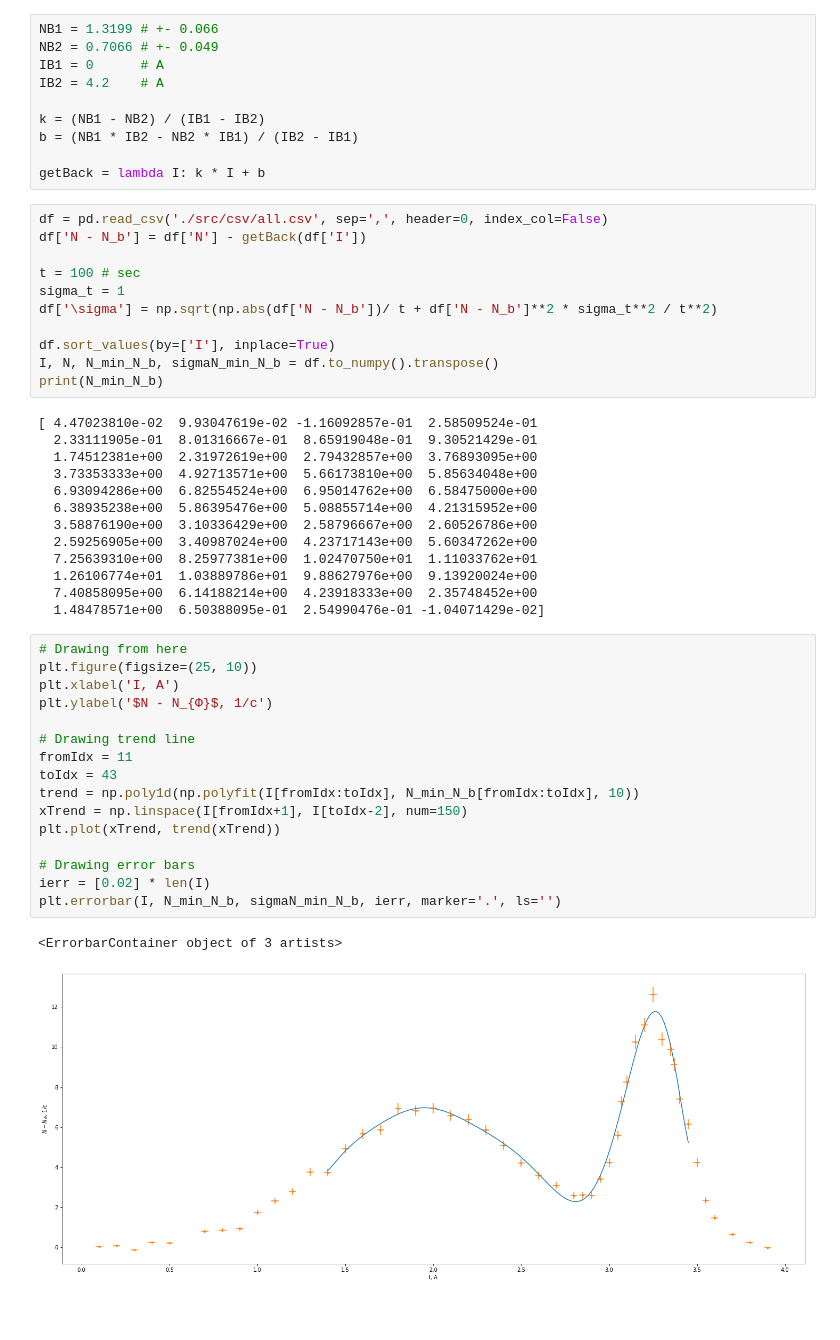
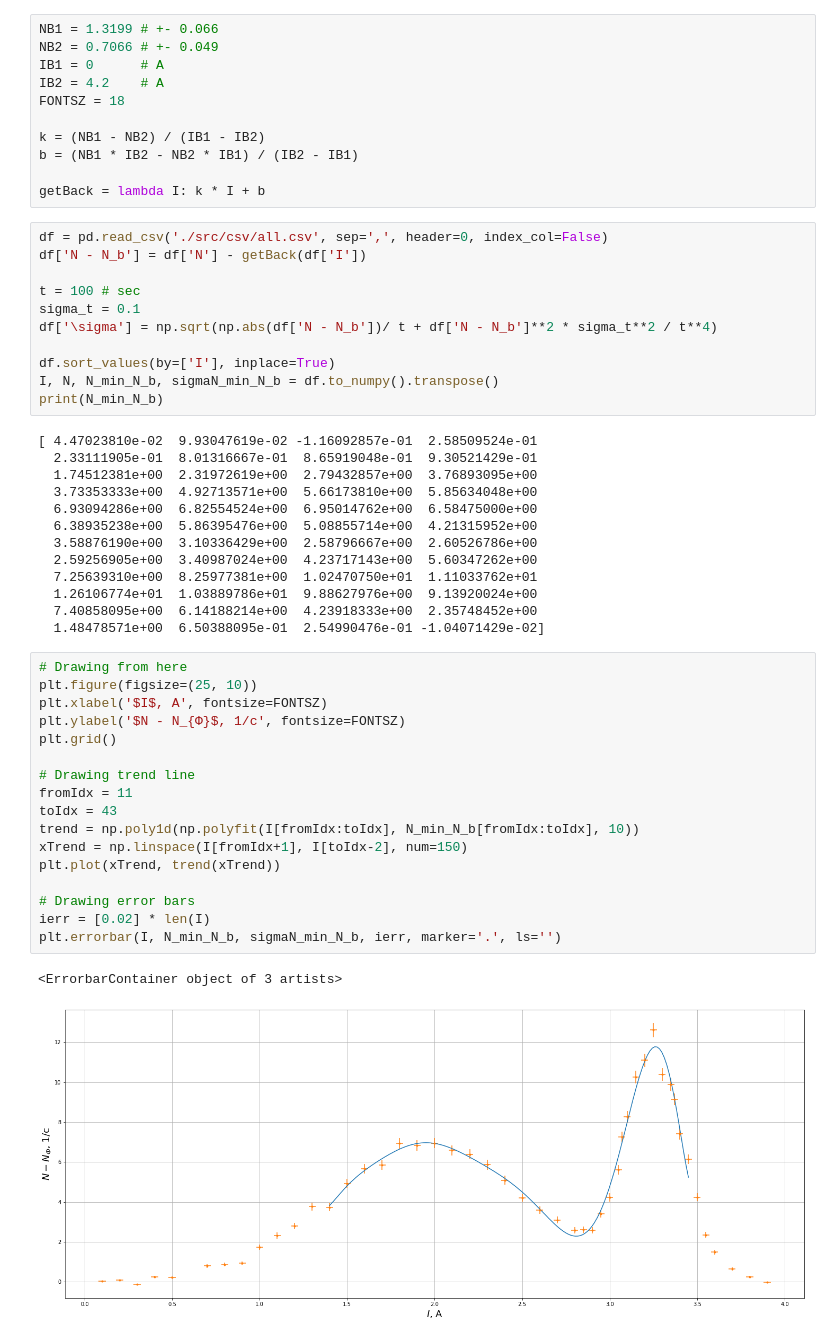
Before and after one commit to 106-inc/PhysLabV, a Jupyter notebook: 4.2/main.ipynb, the cells around one changed output. Cells and saved outputs as stored; diff of their text form; blank space fills up the shorter version.

Commit message:
[4.2] Fix lab - Fixed quantities - Added trend line to main chart -  Added x/y labels

```diff
--- a/4.2/main.ipynb
+++ b/4.2/main.ipynb
@@ -19,6 +9,7 @@ NB1 = 1.3199 # +- 0.066
 NB2 = 0.7066 # +- 0.049
 IB1 = 0      # A
 IB2 = 4.2    # A
+FONTSZ = 18
 
 k = (NB1 - NB2) / (IB1 - IB2)
 b = (NB1 * IB2 - NB2 * IB1) / (IB2 - IB1)
@@ -29,8 +20,8 @@ df = pd.read_csv('./src/csv/all.csv', sep=',', header=0, index_col=False)
 df['N - N_b'] = df['N'] - getBack(df['I'])
 
 t = 100 # sec
-sigma_t = 1
-df['\sigma'] = np.sqrt(np.abs(df['N - N_b'])/ t + df['N - N_b']**2 * sigma_t**2 / t**2)
+sigma_t = 0.1
+df['\sigma'] = np.sqrt(np.abs(df['N - N_b'])/ t + df['N - N_b']**2 * sigma_t**2 / t**4)
 
 df.sort_values(by=['I'], inplace=True)
 I, N, N_min_N_b, sigmaN_min_N_b = df.to_numpy().transpose()
@@ -51,22 +42,23 @@ print(N_min_N_b)
 # %%
 # Drawing from here
 plt.figure(figsize=(25, 10))
-plt.xlabel('I, A')
-plt.ylabel('$N - N_{Ф}$, 1/c')
+plt.xlabel('$I$, A', fontsize=FONTSZ)
+plt.ylabel('$N - N_{Ф}$, 1/c', fontsize=FONTSZ)
+plt.grid()
 
 # Drawing trend line
 fromIdx = 11
 toIdx = 43
 trend = np.poly1d(np.polyfit(I[fromIdx:toIdx], N_min_N_b[fromIdx:toIdx], 10))
 xTrend = np.linspace(I[fromIdx+1], I[toIdx-2], num=150)
 plt.plot(xTrend, trend(xTrend))
 
 # Drawing error bars
 ierr = [0.02] * len(I)
 plt.errorbar(I, N_min_N_b, sigmaN_min_N_b, ierr, marker='.', ls='')
 # %% [output]
 <ErrorbarContainer object of 3 artists>
-[figure, old version]
+[figure, new version]
 # %%
 argmaxN_min_N_b = np.argmax(N_min_N_b) # 1/sec
 pc = 1013.5 # kEv
```
Also changed, not shown: parts of 4 cells of this notebook.
